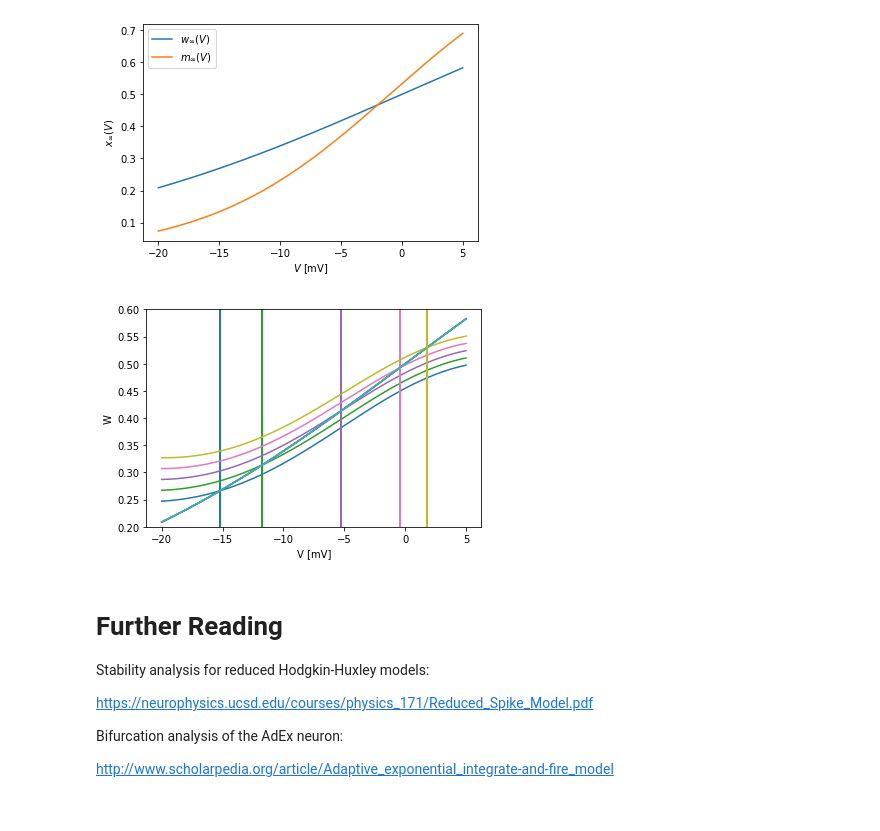
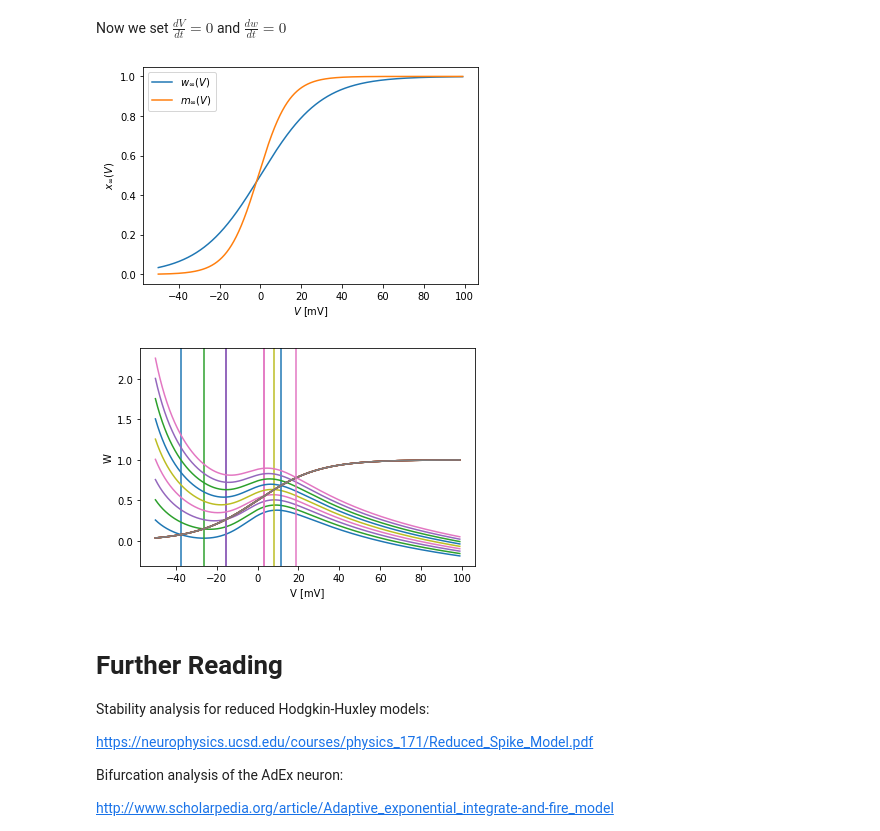
Before and after one commit to 3x10e8/telluride-21, a Jupyter notebook: Morris_Lecar.ipynb, the cells around one changed output. Saved outputs shown, nothing was run; the diff lists cells and outputs as text; code cells hidden in the pictures; blank space fills up the shorter version.

```diff
--- a/Morris_Lecar.ipynb
+++ b/Morris_Lecar.ipynb
@@ -9,3 +139,5 @@ import numpy as np
+# %% [markdown]
+Now we set $\frac{dV}{dt} = 0$ and $\frac{dw}{dt} = 0$
 # %%
 # Constants
 C_m  =   1.0 # membrane capacitance, in uF/cm^2
@@ -24,7 +156,7 @@ def m_inf(V):
   return 0.5*(1 + tanh((V+1)/15))
 # %%
 # Keep voltage between E_K and E_Ca
-V_sweep = np.arange(-20, 5, .0001)
+V_sweep = np.arange(E_K+20, E_Ca-1, .0001)
 
 # Plot equilibrium values of gating variables
 plt.plot(V_sweep, w_inf(V_sweep), label='$w_\infty(V)$')
@@ -34,7 +166,7 @@ plt.ylabel('$x_\infty(V)$')
 plt.legend()
 plt.show()
 # %% [output]
-[figure, old version]
+[figure, new version]
 # %%
 # Generate nullclines for both state variables V and W
 def plot_nc(V, I_ext):
@@ -46,19 +178,19 @@ def plot_nc(V, I_ext):
 
   nc2 = w_inf(V)
   plt.plot(V, nc2, label='$\dot{W}$=0' + ' @ I = {:.2f}'.format(I_ext))
-  #plt.legend(loc='upper right')
-  plt.ylim(.2, .6)
+  #plt.legend(loc='lower right')
+  #plt.ylim(.2, .6)
 
   for intersection in V[np.abs(nc1 - nc2) <= 1e-6]:
     plt.axvline(x=intersection, c=p[0].get_color())
 # %%
 # Sweep current input and see how the nullclines shift
-for I_ext in np.arange(30, 40, 2):
+for I_ext in np.arange(10, 100, 10):
   plot_nc(V_sweep, I_ext)
 
 # Vertical lines show where the nullclines intersect
 # %% [output]
-[figure, old version]
+[figure, new version]
 # %%
 # Can we get two intersection points?
 # %%
```
Also changed, not shown: parts of 10 cells of this notebook.
